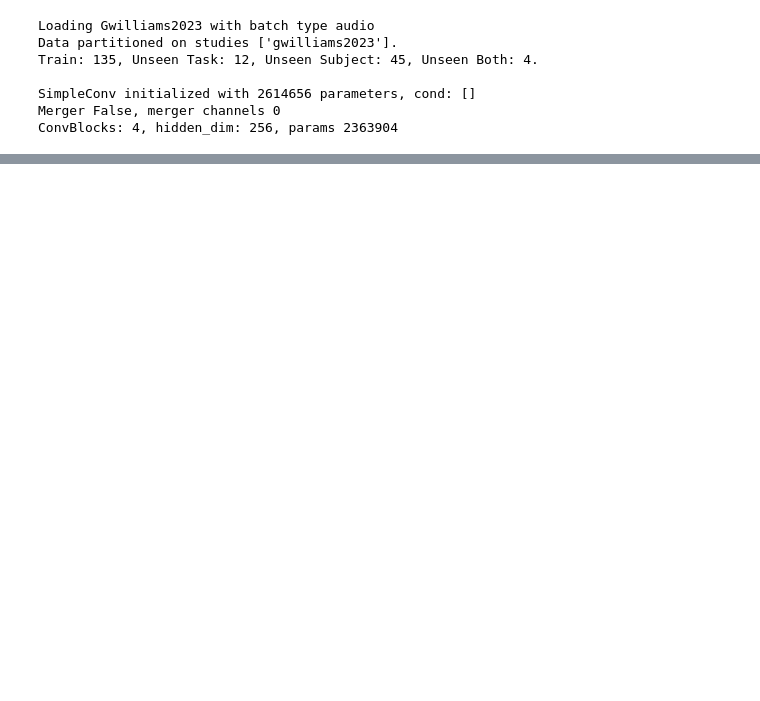
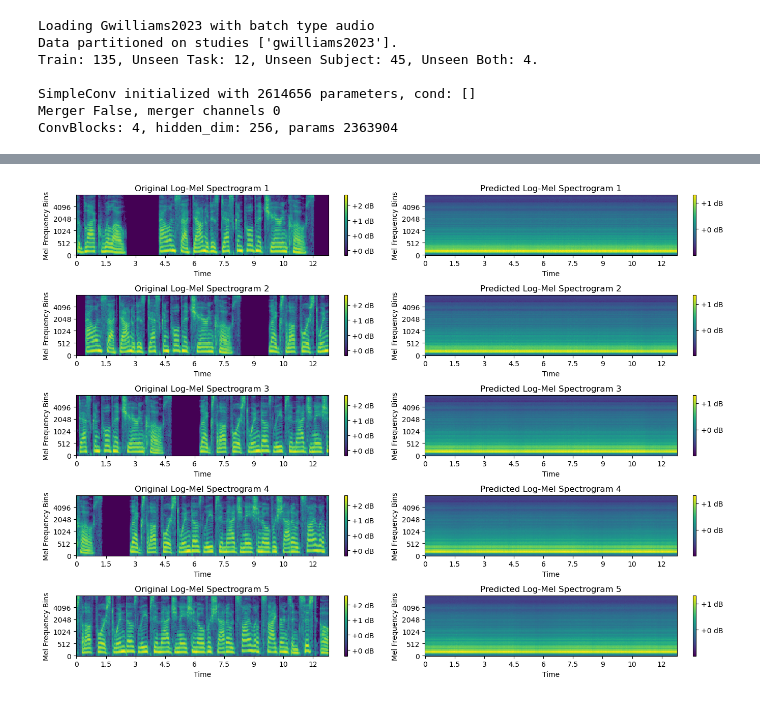
Before and after one commit to shsu04/brain-decoding, a Jupyter notebook: train.ipynb, the cells around one changed output, grey strips where cells are left out. Saved outputs shown, nothing was run; the diff lists cells and outputs as text; code cells hidden in the pictures; blank space fills up the shorter version.

```diff
--- a/train.ipynb
+++ b/train.ipynb
@@ -138,0 +146,24 @@ TypeError: 'str' object does not support item assignment
+# %%
+from train.training_session_v0 import load_training_session
+import multiprocessing
+import torch
+
+session = load_training_session(
+    save_path='saves/baseline_dec16/epoch_3',
+    studies={"gwilliams2023": 'audio'},
+    data_path='data',
+)
+
+dataloader = session.get_dataloader(buffer_size=25, num_workers=multiprocessing.cpu_count() - 2, max_cache_size=100)
+
+dataloader.start_fetching(
+    recordings=[
+        session.recordings[15]
+    ]
+)
+
+batch = dataloader.get_recording()
+brain, audio, recording = batch.brain_segments['all'], batch.audio_segments, batch.recording
+
+with torch.no_grad():
+    pred, _ = session.model(x=brain, recording=recording, train=False)
@@ -138,0 +179,10 @@ TypeError: 'str' object does not support item assignment
+# %%
+from utils.plot import mel_spectrogram
+
+mel_spectrogram(
+    x=audio,
+    max_plots=5,
+    x_pred=pred,
+)
+# %% [output]
+[figure, added]
```
Also changed, not shown: parts of 3 cells of this notebook, 4 other files.
